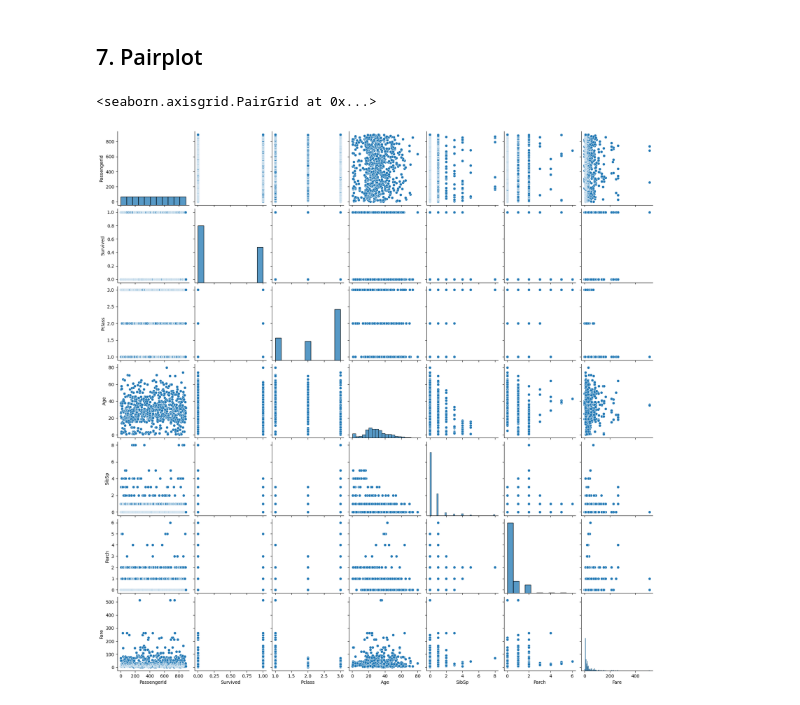
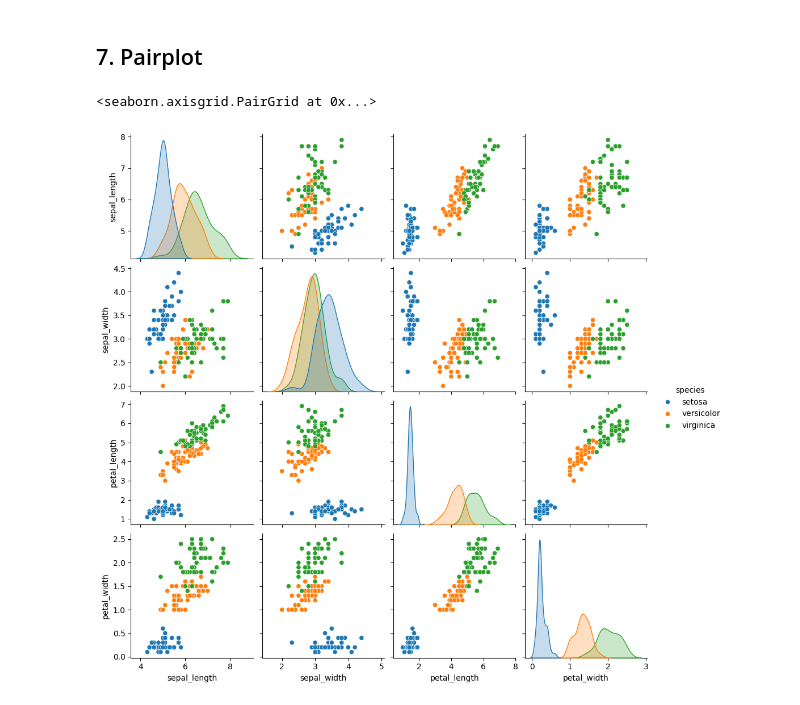
Before and after one commit to pranavsirsufale/EDA_with_python, a Jupyter notebook: eda/bivariage.ipynb, the cells around one changed output. Drawn from its saved outputs; the diff is of its cells as text; code cells hidden in the pictures.

```diff
--- a/eda/bivariage.ipynb
+++ b/eda/bivariage.ipynb
@@ -107,7 +107,10 @@ sns.clustermap(pd.crosstab(tit['Parch'],tit['Survived']))
 # %%
 iris.head()
 # sns.pairplot(iris)
-sns.pairplot(tit)
+# sns.pairplot(tit)
+
+## plot colorfull
+sns.pairplot(iris,hue='species')
 # %% [output]
 <seaborn.axisgrid.PairGrid at 0x...>
-[figure, old version]
+[figure, new version]
```
Also changed, not shown: parts of 4 cells of this notebook.
